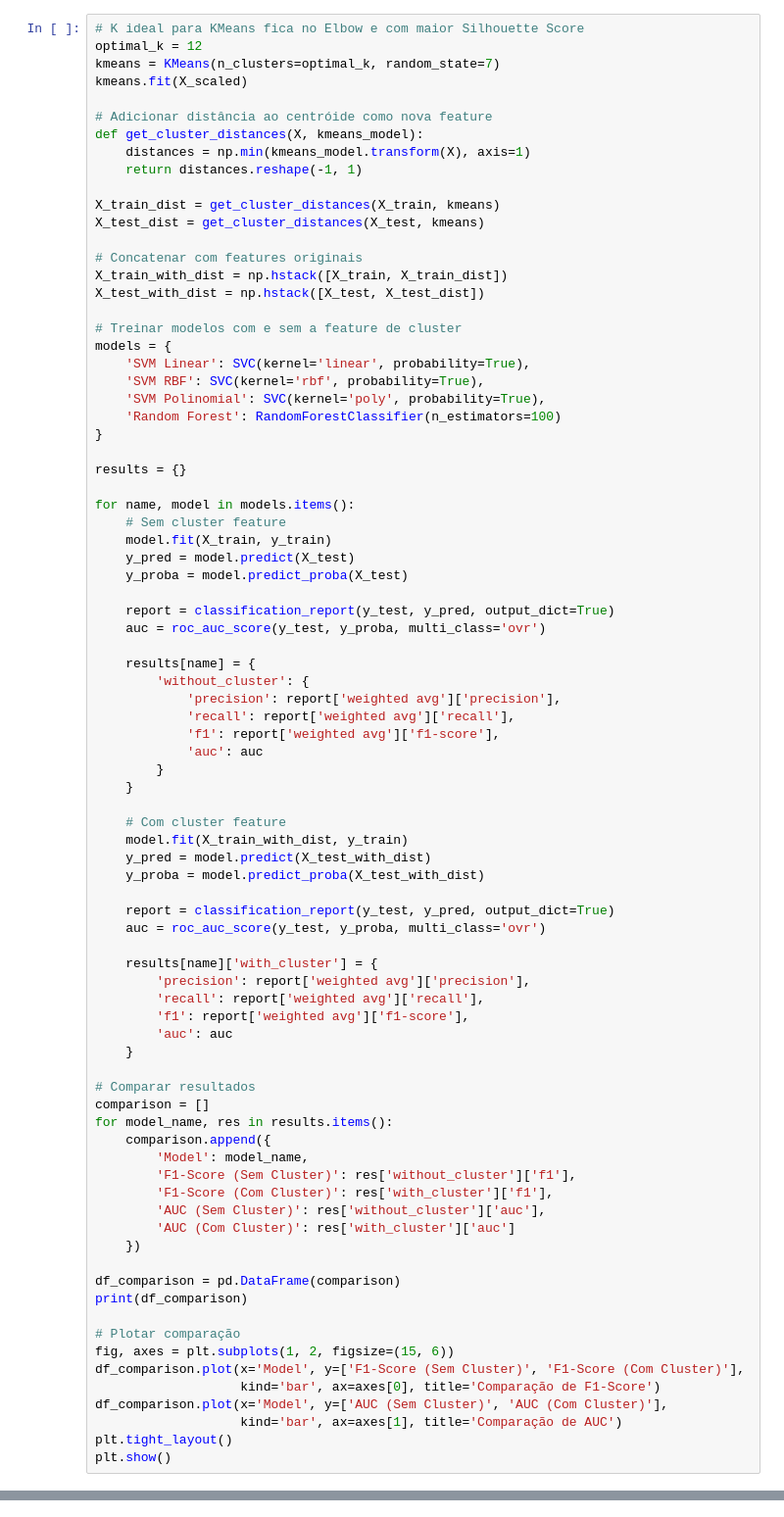
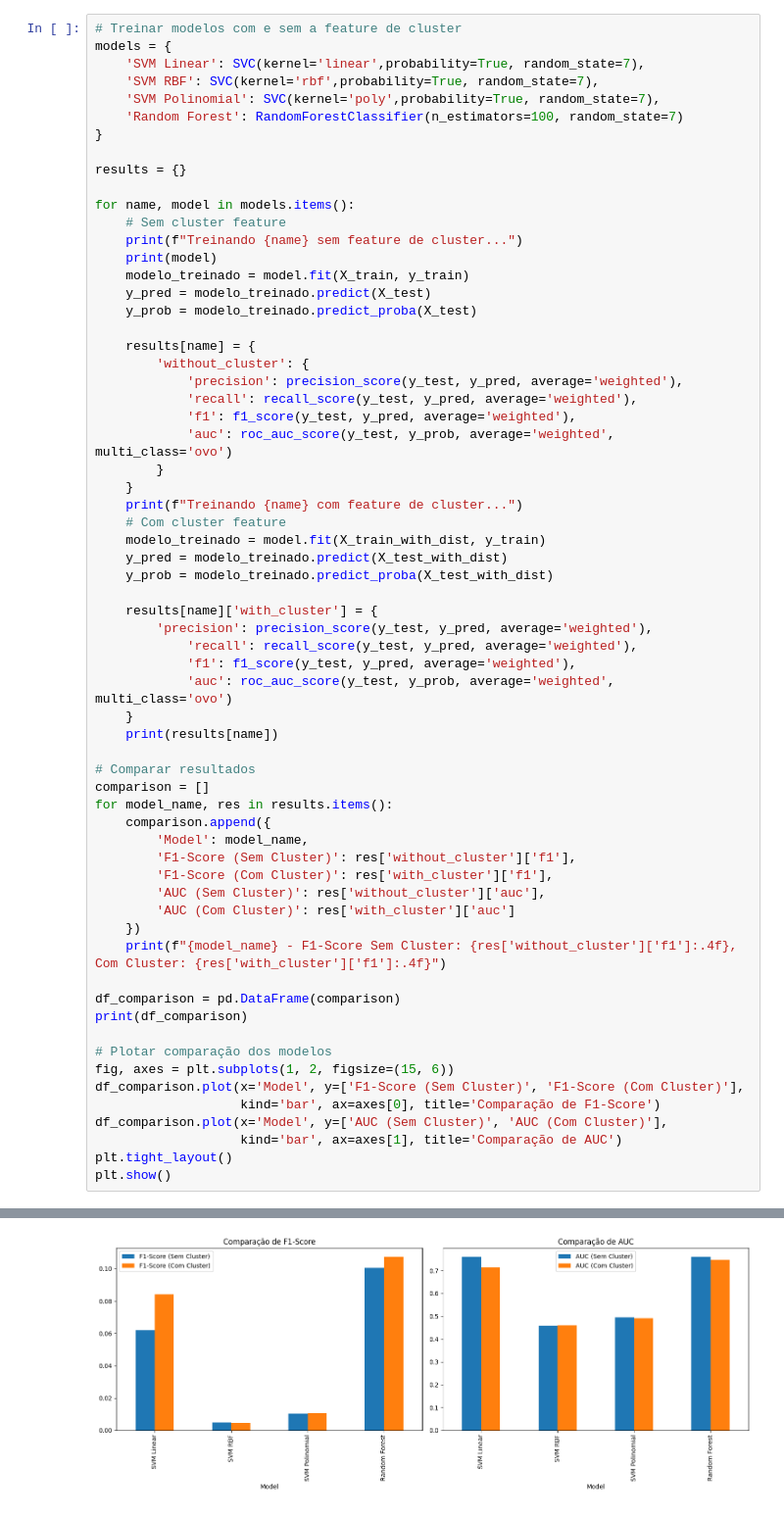
Before and after one commit to JMRwork/PB_IA_Machine_Learn, a Jupyter notebook: TP4/TP4.ipynb, the cells around one changed output, grey strips where cells are left out. Shown: that part at 98% size. Saved outputs shown, nothing was run; the diff lists cells and outputs as text.

```diff
--- a/TP4/TP4.ipynb
+++ b/TP4/TP4.ipynb
@@ -78,63 +96,43 @@ plt.show()
 # %%
-# K ideal para KMeans fica no Elbow e com maior Silhouette Score
-optimal_k = 12
-kmeans = KMeans(n_clusters=optimal_k, random_state=7)
-kmeans.fit(X_scaled)
-
-# Adicionar distância ao centróide como nova feature
-def get_cluster_distances(X, kmeans_model):
-    distances = np.min(kmeans_model.transform(X), axis=1)
-    return distances.reshape(-1, 1)
-
-X_train_dist = get_cluster_distances(X_train, kmeans)
-X_test_dist = get_cluster_distances(X_test, kmeans)
-
-# Concatenar com features originais
-X_train_with_dist = np.hstack([X_train, X_train_dist])
-X_test_with_dist = np.hstack([X_test, X_test_dist])
-
 # Treinar modelos com e sem a feature de cluster
 models = {
-    'SVM Linear': SVC(kernel='linear', probability=True),
-    'SVM RBF': SVC(kernel='rbf', probability=True),
-    'SVM Polinomial': SVC(kernel='poly', probability=True),
-    'Random Forest': RandomForestClassifier(n_estimators=100)
+    'SVM Linear': SVC(kernel='linear',probability=True, random_state=7),
+    'SVM RBF': SVC(kernel='rbf',probability=True, random_state=7),
+    'SVM Polinomial': SVC(kernel='poly',probability=True, random_state=7),
+    'Random Forest': RandomForestClassifier(n_estimators=100, random_state=7)
 }
 
 results = {}
 
 for name, model in models.items():
     # Sem cluster feature
-    model.fit(X_train, y_train)
-    y_pred = model.predict(X_test)
-    y_proba = model.predict_proba(X_test)
-
-    report = classification_report(y_test, y_pred, output_dict=True)
-    auc = roc_auc_score(y_test, y_proba, multi_class='ovr')
+    print(f"Treinando {name} sem feature de cluster...")
+    print(model)
+    modelo_treinado = model.fit(X_train, y_train)
+    y_pred = modelo_treinado.predict(X_test)
+    y_prob = modelo_treinado.predict_proba(X_test)
 
     results[name] = {
         'without_cluster': {
-            'precision': report['weighted avg']['precision'],
-            'recall': report['weighted avg']['recall'],
-            'f1': report['weighted avg']['f1-score'],
-            'auc': auc
+            'precision': precision_score(y_test, y_pred, average='weighted'),
+            'recall': recall_score(y_test, y_pred, average='weighted'),
+            'f1': f1_score(y_test, y_pred, average='weighted'),
+            'auc': roc_auc_score(y_test, y_prob, average='weighted', multi_class='ovo')
         }
     }
-
+    print(f"Treinando {name} com feature de cluster...")
     # Com cluster feature
-    model.fit(X_train_with_dist, y_train)
-    y_pred = model.predict(X_test_with_dist)
-    y_proba = model.predict_proba(X_test_with_dist)
-
-    report = classification_report(y_test, y_pred, output_dict=True)
-    auc = roc_auc_score(y_test, y_proba, multi_class='ovr')
+    modelo_treinado = model.fit(X_train_with_dist, y_train)
+    y_pred = modelo_treinado.predict(X_test_with_dist)
+    y_prob = modelo_treinado.predict_proba(X_test_with_dist)
 
     results[name]['with_cluster'] = {
-        'precision': report['weighted avg']['precision'],
-        'recall': report['weighted avg']['recall'],
-        'f1': report['weighted avg']['f1-score'],
-        'auc': auc
+        'precision': precision_score(y_test, y_pred, average='weighted'),
+            'recall': recall_score(y_test, y_pred, average='weighted'),
+            'f1': f1_score(y_test, y_pred, average='weighted'),
+            'auc': roc_auc_score(y_test, y_prob, average='weighted', multi_class='ovo')
     }
+    print(results[name])
 
 # Comparar resultados
 comparison = []
@@ -146,11 +144,12 @@ for model_name, res in results.items():
         'AUC (Sem Cluster)': res['without_cluster']['auc'],
         'AUC (Com Cluster)': res['with_cluster']['auc']
     })
+    print(f"{model_name} - F1-Score Sem Cluster: {res['without_cluster']['f1']:.4f}, Com Cluster: {res['with_cluster']['f1']:.4f}")
 
 df_comparison = pd.DataFrame(comparison)
 print(df_comparison)
 
-# Plotar comparação
+# Plotar comparação dos modelos
 fig, axes = plt.subplots(1, 2, figsize=(15, 6))
 df_comparison.plot(x='Model', y=['F1-Score (Sem Cluster)', 'F1-Score (Com Cluster)'],
                    kind='bar', ax=axes[0], title='Comparação de F1-Score')
@@ -164,0 +192 @@ Feature names unseen at fit time:
+[figure, added]
```
Also changed, not shown: parts of 2 cells of this notebook.
